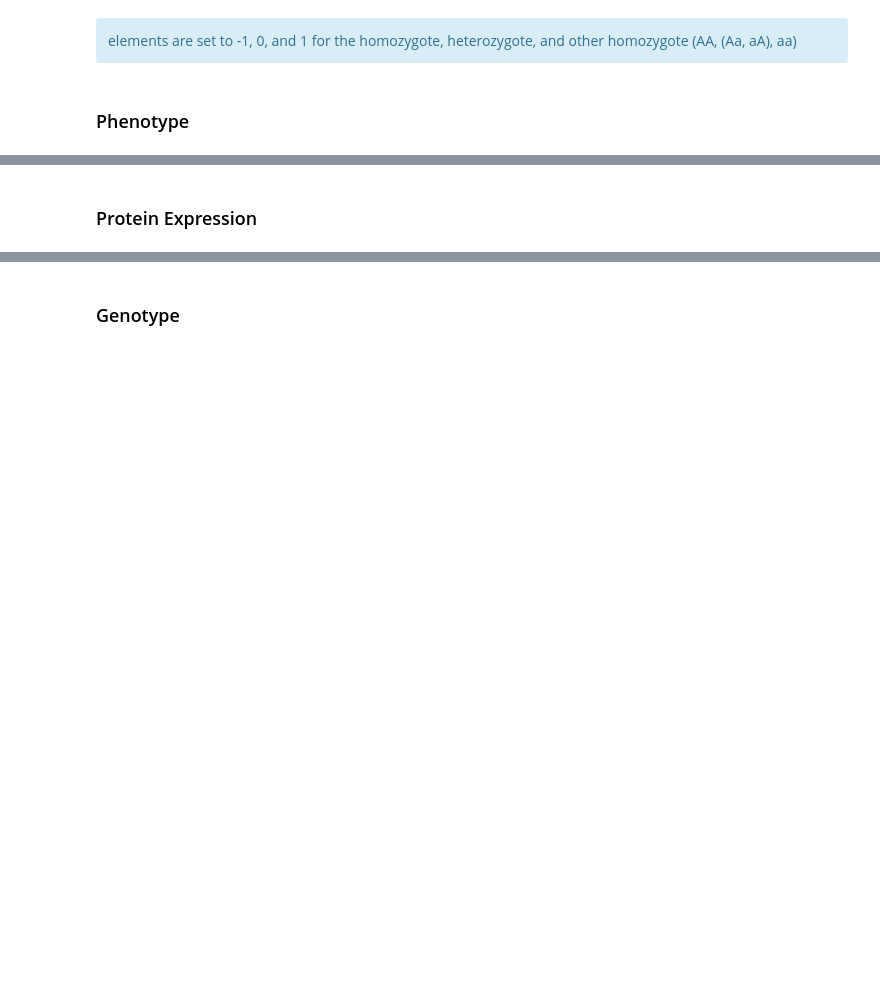
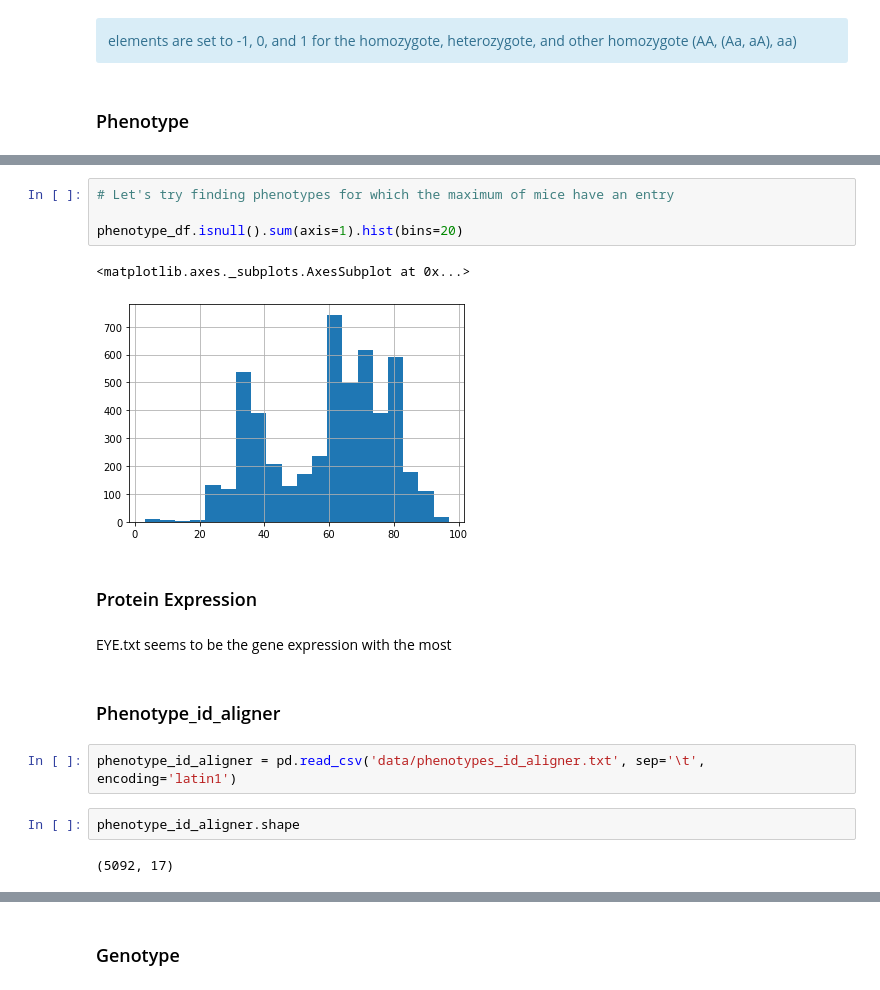
Before and after one commit to raphaelreiss/Network_tour_of_mice_genetics, a Jupyter notebook: Graph_Analysis_Mice_Genetics.ipynb, the cells around one changed output, grey strips where cells are left out. Cells and saved outputs as stored; diff of their text form; blank space fills up the shorter version.

```diff
--- a/Graph_Analysis_Mice_Genetics.ipynb
+++ b/Graph_Analysis_Mice_Genetics.ipynb
@@ -50,2 +80,19 @@ print("Percentage of nan in the phenotype file: {:0.2f}%".format(nan_count / ent
+# %%
+# Let's try finding phenotypes for which the maximum of mice have an entry
+
+phenotype_df.isnull().sum(axis=1).hist(bins=20)
+# %% [output]
+<matplotlib.axes._subplots.AxesSubplot at 0x...>
+[figure, added]
 # %% [markdown]
 ### Protein Expression
+# %% [markdown]
+EYE.txt seems to be the gene expression with the most
+# %% [markdown]
+### Phenotype_id_aligner
+# %%
+phenotype_id_aligner = pd.read_csv('data/phenotypes_id_aligner.txt', sep='\t', encoding='latin1')
+# %%
+phenotype_id_aligner.shape
+# %% [output]
+(5092, 17)
```
Also changed, not shown: parts of 34 cells of this notebook.
